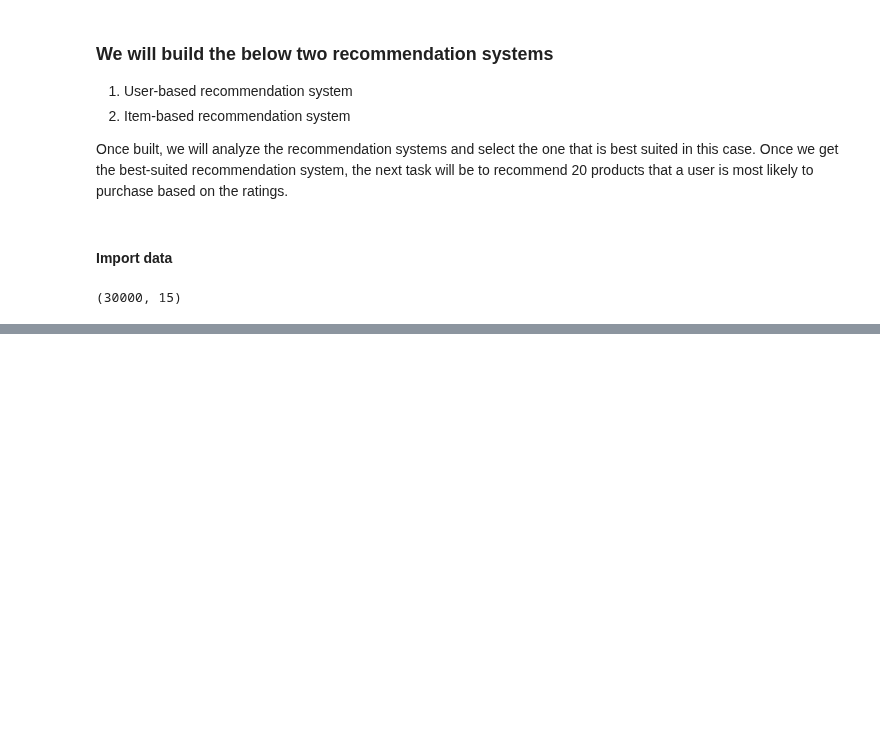
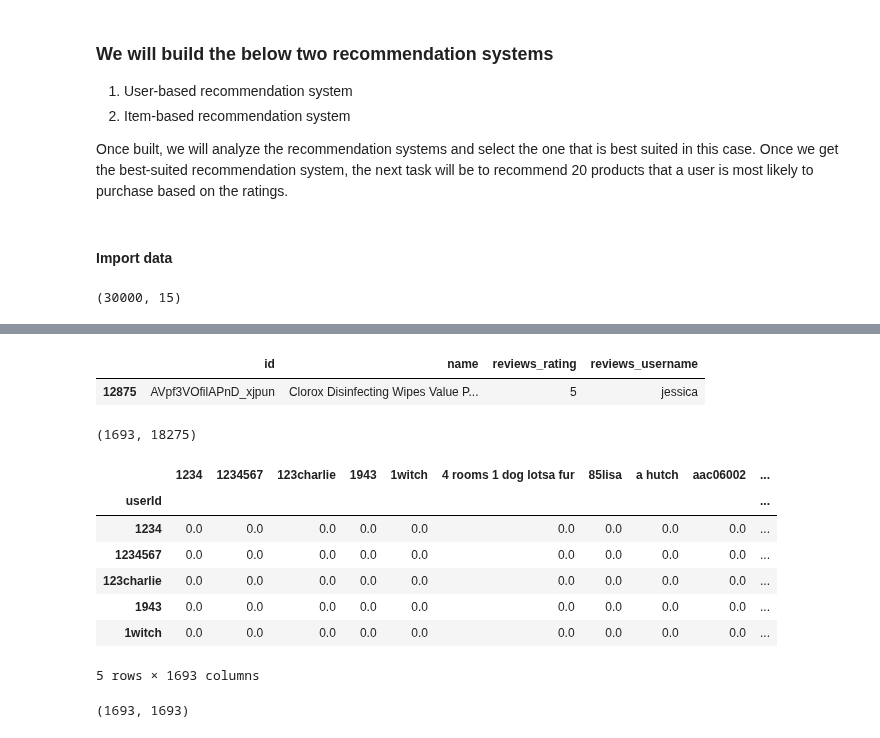
Before and after one commit to bharathsanjai/sentiment-based-product-recommendation-system, a Jupyter notebook: Recommendation_System_Notebook.ipynb, the cells around one changed output, grey strips where cells are left out. Cells and saved outputs as stored; diff of their text form; code cells hidden in the pictures; blank space fills up the shorter version.

```diff
--- a/Recommendation_System_Notebook.ipynb
+++ b/Recommendation_System_Notebook.ipynb
@@ -1303,0 +1620,4 @@ df_reco = df_reco[["id", "name", "reviews_rating", "reviews_username"]]
+# %%
+user_correlation_df['userId'] = df_subtracted.index
+user_correlation_df.set_index('userId',inplace=True)
+user_correlation_df.head(2)
@@ -1303,0 +1630,33 @@ df_reco = df_reco[["id", "name", "reviews_rating", "reviews_username"]]
+# %%
+common.head(1)
+# %% [output]
+|  | id | name | reviews_rating | reviews_username |
+| 12875 | AVpf3VOfilAPnD_xjpun | Clorox Disinfecting Wipes Value P... | 5 | jessica |
+# %%
+list_name = common.reviews_username.tolist()
+
+user_correlation_df.columns = df_pivot.index.tolist()
+user_correlation_df_1 =  user_correlation_df[user_correlation_df.index.isin(list_name)]
+# %%
+user_correlation_df_1.shape
+# %% [output]
+(1693, 18275)
+# %%
+user_correlation_df_2 = user_correlation_df_1.T[user_correlation_df_1.T.index.isin(list_name)]
+# %%
+user_correlation_df_3 = user_correlation_df_2.T
+# %%
+user_correlation_df_3.head()
+# %% [output]
+|  | 1234 | 1234567 | 123charlie | 1943 | 1witch | 4 rooms 1 dog lotsa fur | 85lisa | a hutch | aac06002 | ... |
+| userId |  |  |  |  |  |  |  |  |  | ... |
+| 1234 | 0.0 | 0.0 | 0.0 | 0.0 | 0.0 | 0.0 | 0.0 | 0.0 | 0.0 | ... |
+| 1234567 | 0.0 | 0.0 | 0.0 | 0.0 | 0.0 | 0.0 | 0.0 | 0.0 | 0.0 | ... |
+| 123charlie | 0.0 | 0.0 | 0.0 | 0.0 | 0.0 | 0.0 | 0.0 | 0.0 | 0.0 | ... |
+| 1943 | 0.0 | 0.0 | 0.0 | 0.0 | 0.0 | 0.0 | 0.0 | 0.0 | 0.0 | ... |
+| 1witch | 0.0 | 0.0 | 0.0 | 0.0 | 0.0 | 0.0 | 0.0 | 0.0 | 0.0 | ... |
+5 rows × 1693 columns
+# %%
+user_correlation_df_3.shape
+# %% [output]
+(1693, 1693)
```
Also changed, not shown: parts of 118 cells of this notebook.
